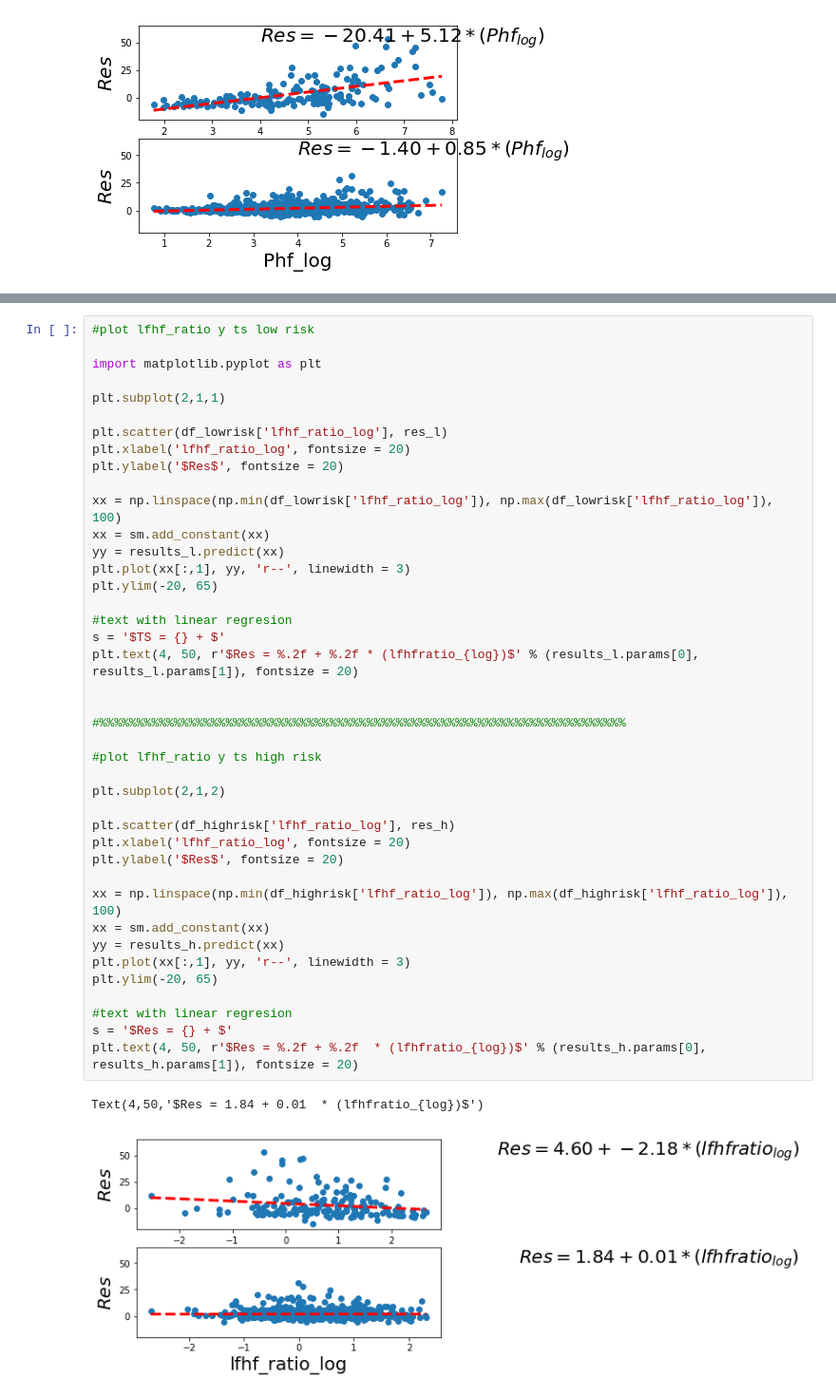
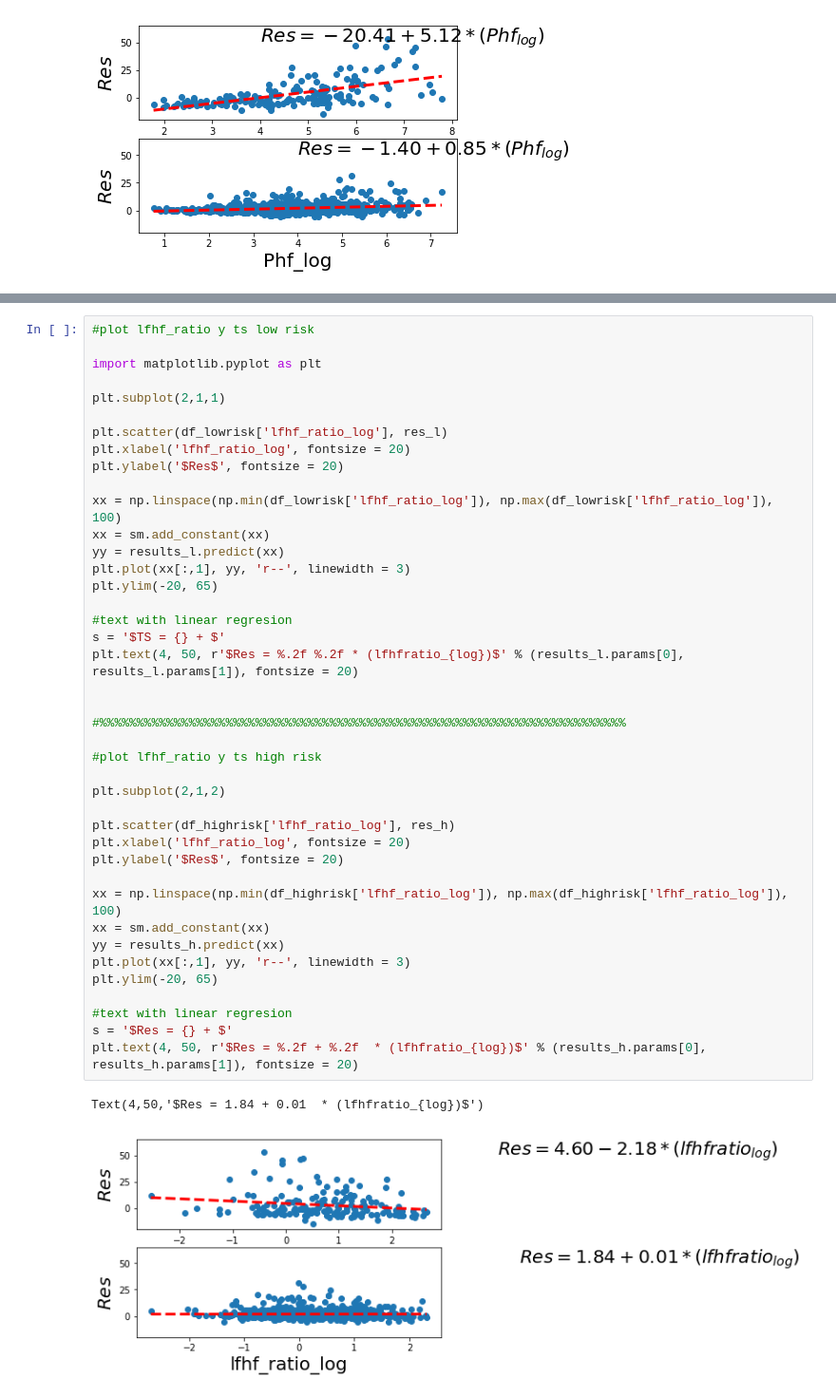
Before and after one commit to margaft/TFG-Marga, a Jupyter notebook: HRV_HRT_Analysis.ipynb, the cells around one changed output, grey strips where cells are left out. Shown at 95% size. Drawn from its saved outputs; the diff is of its cells as text.

```diff
--- a/HRV_HRT_Analysis.ipynb
+++ b/HRV_HRT_Analysis.ipynb
@@ -2233,32 +2241,32 @@ xx = np.linspace(np.min(df_lowrisk['lfhf_ratio_log']), np.max(df_lowrisk['lfhf_r
 xx = sm.add_constant(xx)
 yy = results_l.predict(xx)
 plt.plot(xx[:,1], yy, 'r--', linewidth = 3)
 plt.ylim(-20, 65)
 
 #text with linear regresion
 s = '$TS = {} + $'
-plt.text(4, 50, r'$Res = %.2f + %.2f * (lfhfratio_{log})$' % (results_l.params[0], results_l.params[1]), fontsize = 20)
+plt.text(4, 50, r'$Res = %.2f %.2f * (lfhfratio_{log})$' % (results_l.params[0], results_l.params[1]), fontsize = 20)
 
 
 #%%%%%%%%%%%%%%%%%%%%%%%%%%%%%%%%%%%%%%%%%%%%%%%%%%%%%%%%%%%%%%%%%%%%%%%
 
 #plot lfhf_ratio y ts high risk
 
 plt.subplot(2,1,2)
 
 plt.scatter(df_highrisk['lfhf_ratio_log'], res_h)
 plt.xlabel('lfhf_ratio_log', fontsize = 20)
 plt.ylabel('$Res$', fontsize = 20)
 
 xx = np.linspace(np.min(df_highrisk['lfhf_ratio_log']), np.max(df_highrisk['lfhf_ratio_log']), 100)
 xx = sm.add_constant(xx)
 yy = results_h.predict(xx)
 plt.plot(xx[:,1], yy, 'r--', linewidth = 3)
 plt.ylim(-20, 65)
 
 #text with linear regresion
 s = '$Res = {} + $'
 plt.text(4, 50, r'$Res = %.2f + %.2f  * (lfhfratio_{log})$' % (results_h.params[0], results_h.params[1]), fontsize = 20)
 # %% [output]
 Text(4,50,'$Res = 1.84 + 0.01  * (lfhfratio_{log})$')
-[figure, old version]
+[figure, new version]
```
Also changed, not shown: parts of 17 cells of this notebook.
